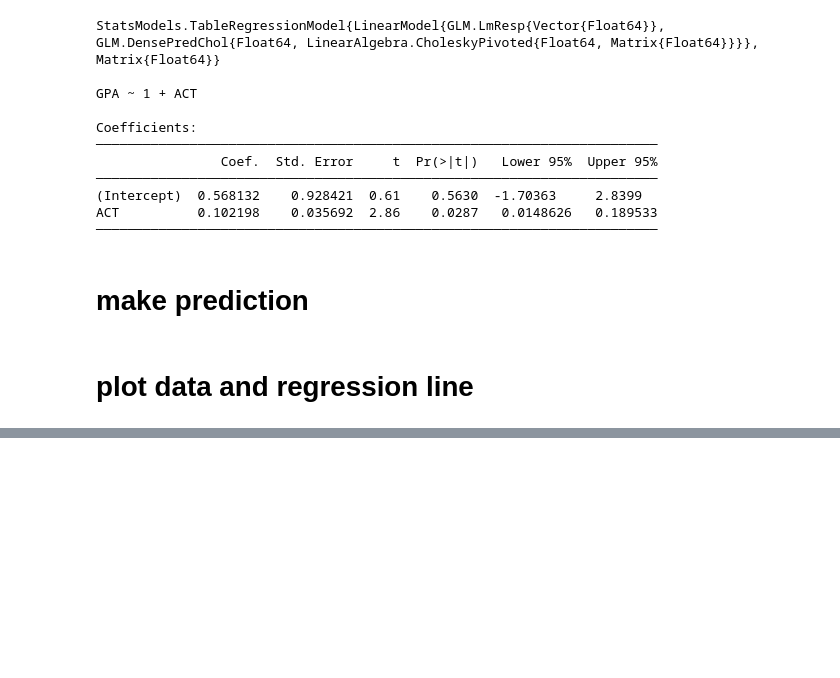
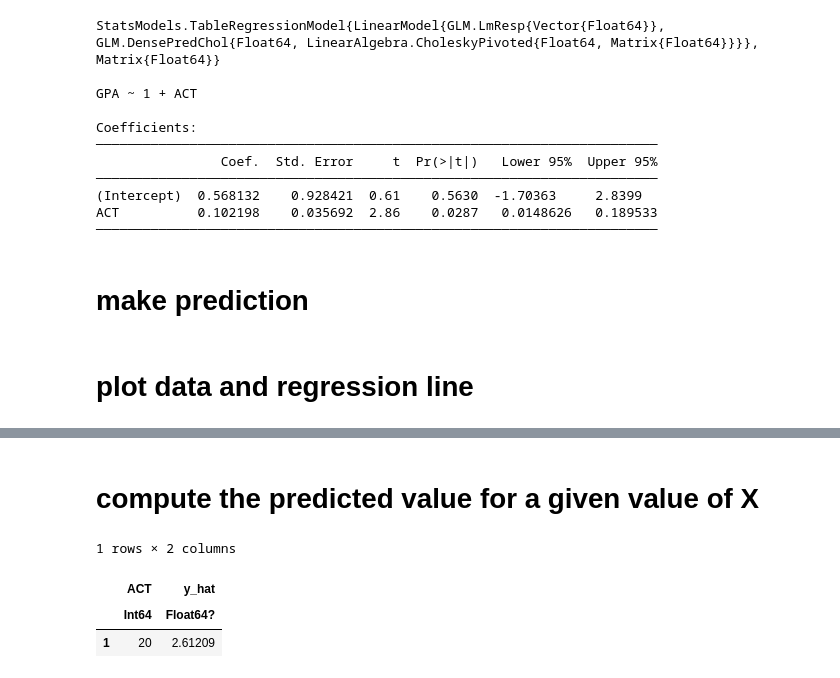
Before and after one commit to ZM601/regression_analysis, a Jupyter notebook: Q2/Q2_Julia.ipynb, the cells around one changed output, grey strips where cells are left out. Cells and saved outputs as stored; diff of their text form; code cells hidden in the pictures; blank space fills up the shorter version.

```diff
--- a/Q2/Q2_Julia.ipynb
+++ b/Q2/Q2_Julia.ipynb
@@ -95,0 +138,13 @@ plot!(pd.ACT, pr.prediction, label="regression line", color="orangered", linewid
+# %% [markdown]
+# compute the predicted value for a given value of X
+# %%
+new_obs = DataFrame(ACT = 20);
+
+new_obs[!, :y_hat] = predict(OLS_model, new_obs);
+
+new_obs
+# %% [output]
+1 rows × 2 columns
+|  | ACT | y_hat |
+|  | Int64 | Float64? |
+| 1 | 20 | 2.61209 |
```
Also changed, not shown: parts of 9 cells of this notebook, 2 other files.
